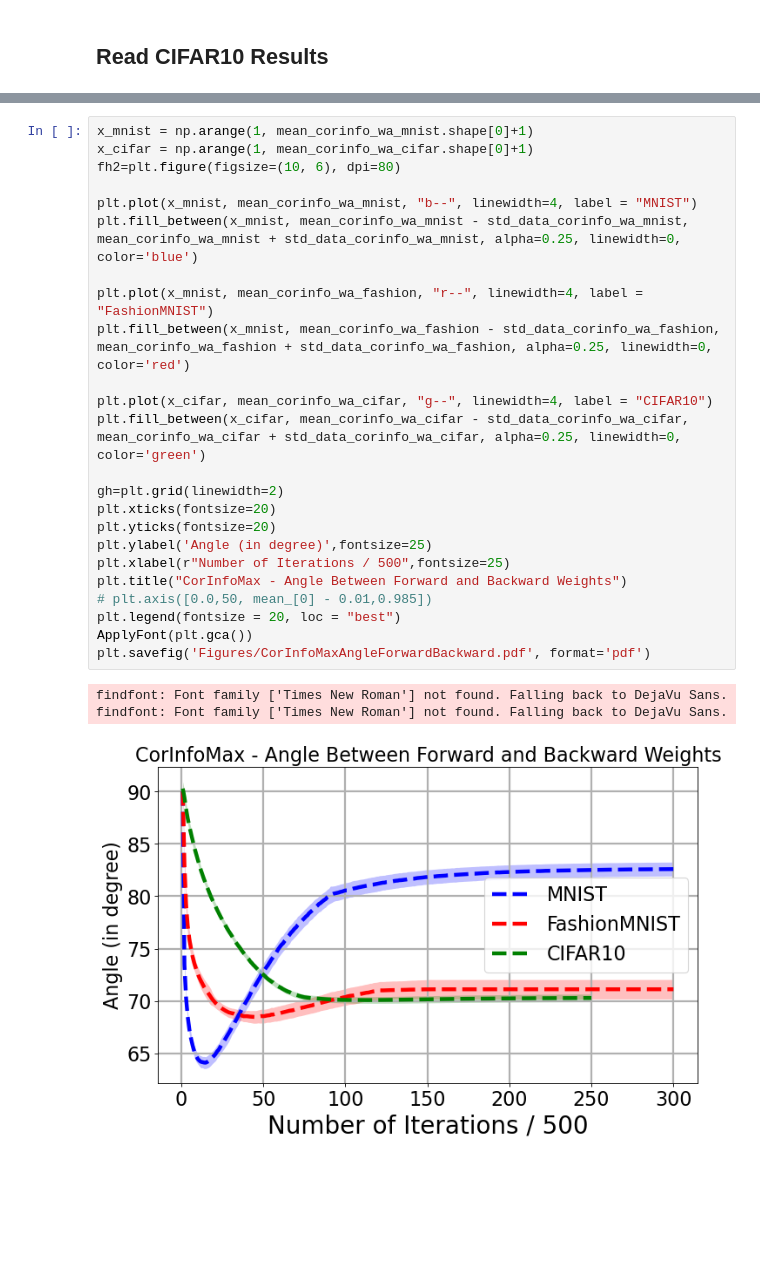
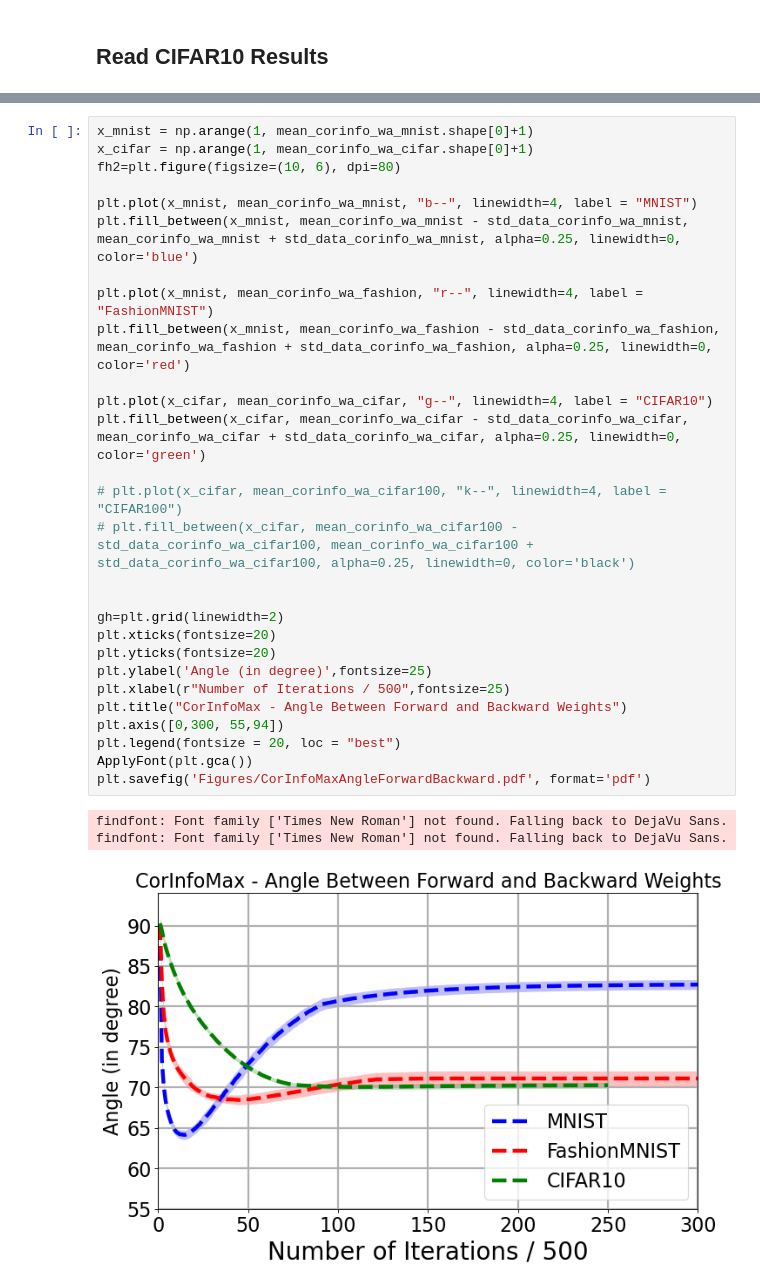
Before and after one commit to BariscanBozkurt/Supervised-CorInfoMax, a Jupyter notebook: Simulations/Classification/AnalyzeSimulations/Plot_CorInfoMax_Angle_Forward_Backward.ipynb, the cells around one changed output, grey strips where cells are left out. Drawn from its saved outputs; the diff is of its cells as text; blank space fills up the shorter version.

```diff
--- a/Simulations/Classification/AnalyzeSimulations/Plot_CorInfoMax_Angle_Forward_Backward.ipynb
+++ b/Simulations/Classification/AnalyzeSimulations/Plot_CorInfoMax_Angle_Forward_Backward.ipynb
@@ -65,28 +89,32 @@ weight_angle_corinfo_cifar = np.stack(df_results_corinfo_cifar.loc[df_results_co
 # %%
 x_mnist = np.arange(1, mean_corinfo_wa_mnist.shape[0]+1)
 x_cifar = np.arange(1, mean_corinfo_wa_cifar.shape[0]+1)
 fh2=plt.figure(figsize=(10, 6), dpi=80)
 
 plt.plot(x_mnist, mean_corinfo_wa_mnist, "b--", linewidth=4, label = "MNIST")
 plt.fill_between(x_mnist, mean_corinfo_wa_mnist - std_data_corinfo_wa_mnist, mean_corinfo_wa_mnist + std_data_corinfo_wa_mnist, alpha=0.25, linewidth=0, color='blue')
 
 plt.plot(x_mnist, mean_corinfo_wa_fashion, "r--", linewidth=4, label = "FashionMNIST")
 plt.fill_between(x_mnist, mean_corinfo_wa_fashion - std_data_corinfo_wa_fashion, mean_corinfo_wa_fashion + std_data_corinfo_wa_fashion, alpha=0.25, linewidth=0, color='red')
 
 plt.plot(x_cifar, mean_corinfo_wa_cifar, "g--", linewidth=4, label = "CIFAR10")
 plt.fill_between(x_cifar, mean_corinfo_wa_cifar - std_data_corinfo_wa_cifar, mean_corinfo_wa_cifar + std_data_corinfo_wa_cifar, alpha=0.25, linewidth=0, color='green')
 
+# plt.plot(x_cifar, mean_corinfo_wa_cifar100, "k--", linewidth=4, label = "CIFAR100")
+# plt.fill_between(x_cifar, mean_corinfo_wa_cifar100 - std_data_corinfo_wa_cifar100, mean_corinfo_wa_cifar100 + std_data_corinfo_wa_cifar100, alpha=0.25, linewidth=0, color='black')
+
+
 gh=plt.grid(linewidth=2)
 plt.xticks(fontsize=20)
 plt.yticks(fontsize=20)
 plt.ylabel('Angle (in degree)',fontsize=25)
 plt.xlabel(r"Number of Iterations / 500",fontsize=25)
 plt.title("CorInfoMax - Angle Between Forward and Backward Weights")
-# plt.axis([0.0,50, mean_[0] - 0.01,0.985])
+plt.axis([0,300, 55,94])
 plt.legend(fontsize = 20, loc = "best")
 ApplyFont(plt.gca())
 plt.savefig('Figures/CorInfoMaxAngleForwardBackward.pdf', format='pdf')
 # %% [output]
 findfont: Font family ['Times New Roman'] not found. Falling back to DejaVu Sans.
 findfont: Font family ['Times New Roman'] not found. Falling back to DejaVu Sans.
-[figure, old version]
+[figure, new version]
```
Also changed, not shown: parts of 4 cells of this notebook, 27 other files.
